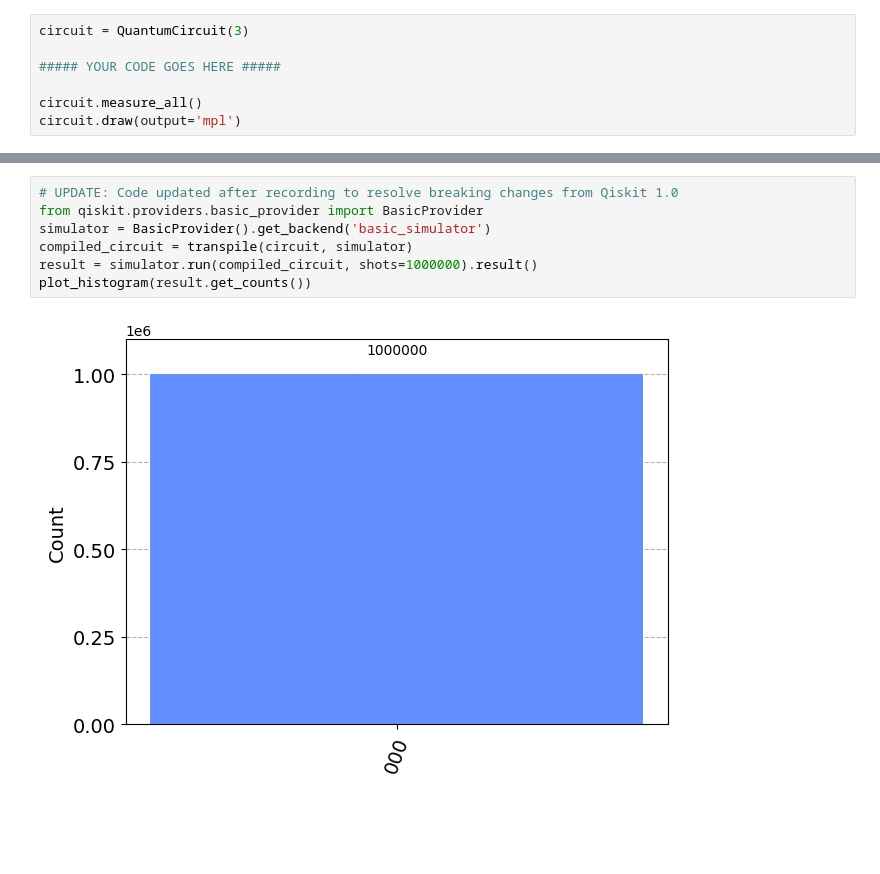
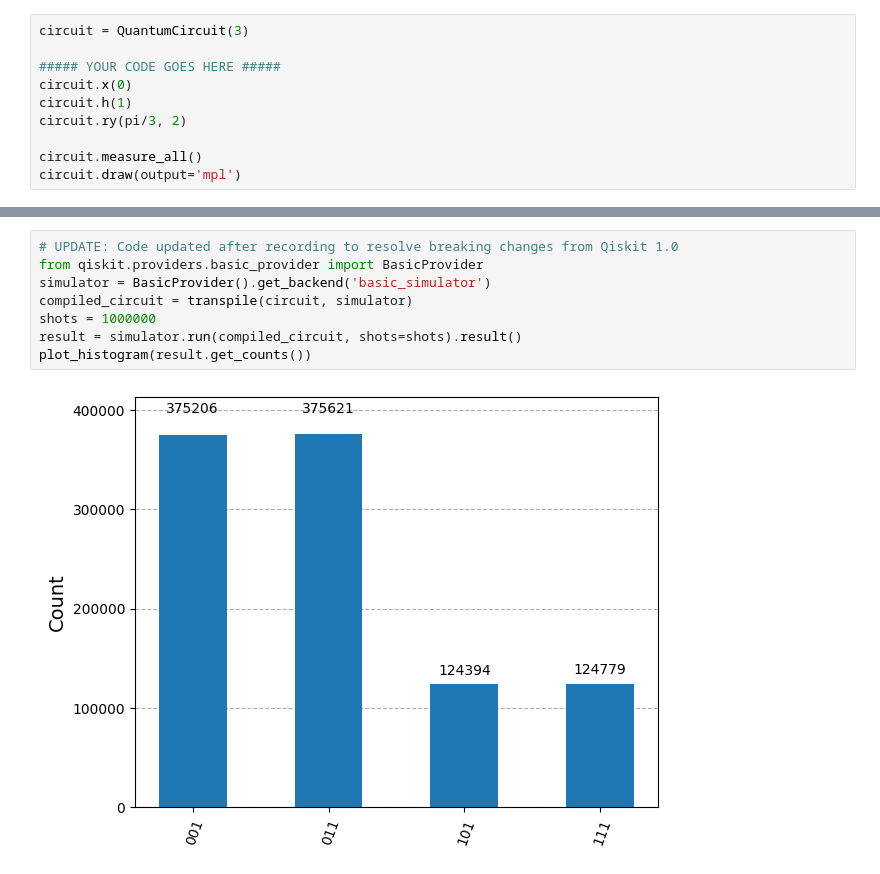
Before and after one commit to LinkedInLearning/quantum-computing-fundamentals-2833097, a Jupyter notebook: src/04_09_challenge_random_numbers/04_09_challenge_random_numbers_begin.ipynb, the cells around one changed output, grey strips where cells are left out. Saved outputs shown, nothing was run; the diff lists cells and outputs as text; blank space fills up the shorter version.

```diff
--- a/src/04_09_challenge_random_numbers/04_09_challenge_random_numbers_begin.ipynb
+++ b/src/04_09_challenge_random_numbers/04_09_challenge_random_numbers_begin.ipynb
@@ -7,6 +7,9 @@ from math import pi
 circuit = QuantumCircuit(3)
 
 ##### YOUR CODE GOES HERE #####
+circuit.x(0)
+circuit.h(1)
+circuit.ry(pi/3, 2)
 
 circuit.measure_all()
 circuit.draw(output='mpl')
@@ -15,9 +18,10 @@ circuit.draw(output='mpl')
 # %%
 # UPDATE: Code updated after recording to resolve breaking changes from Qiskit 1.0
 from qiskit.providers.basic_provider import BasicProvider
 simulator = BasicProvider().get_backend('basic_simulator')
 compiled_circuit = transpile(circuit, simulator)
-result = simulator.run(compiled_circuit, shots=1000000).result()
+shots = 1000000
+result = simulator.run(compiled_circuit, shots=shots).result()
 plot_histogram(result.get_counts())
 # %% [output]
-[figure, old version]
+[figure, new version]
```
Also changed, not shown: parts of 5 cells of this notebook, 4 other files.
